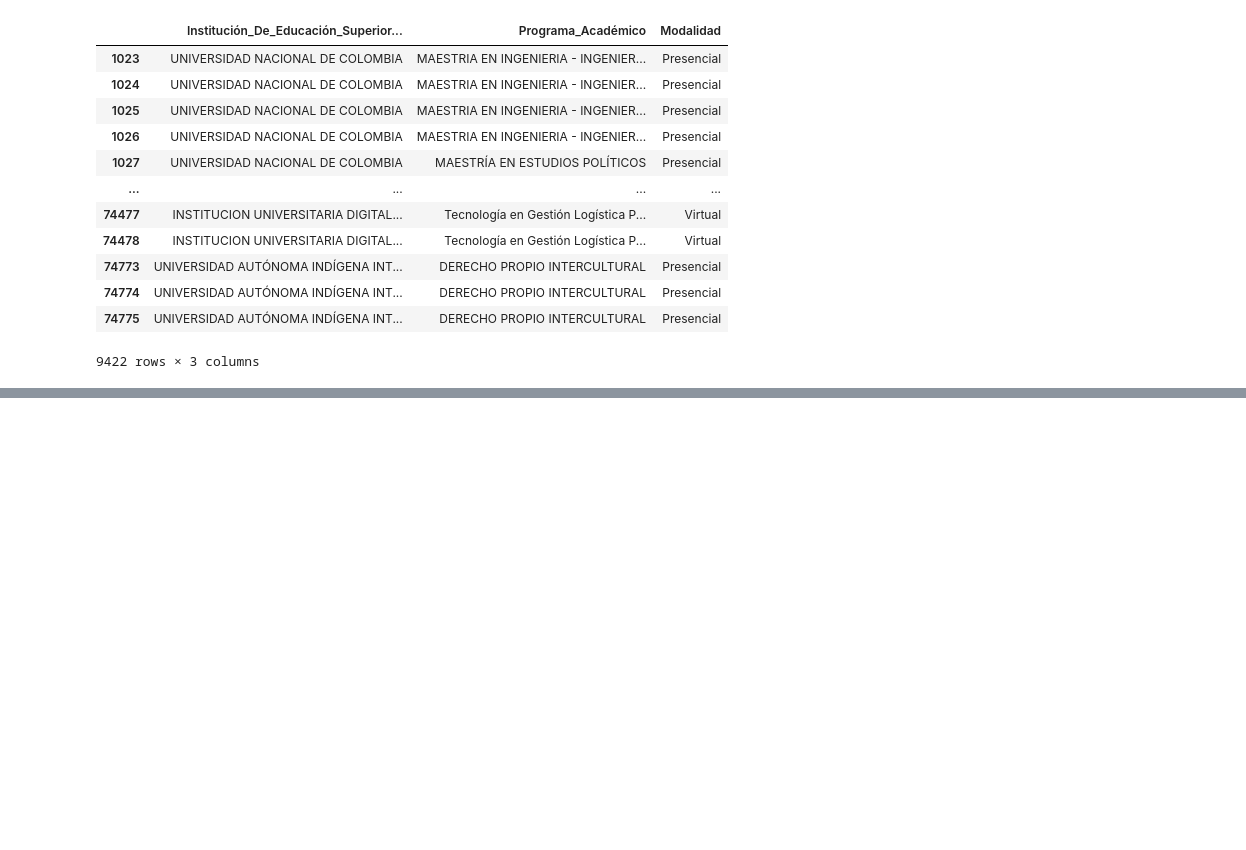
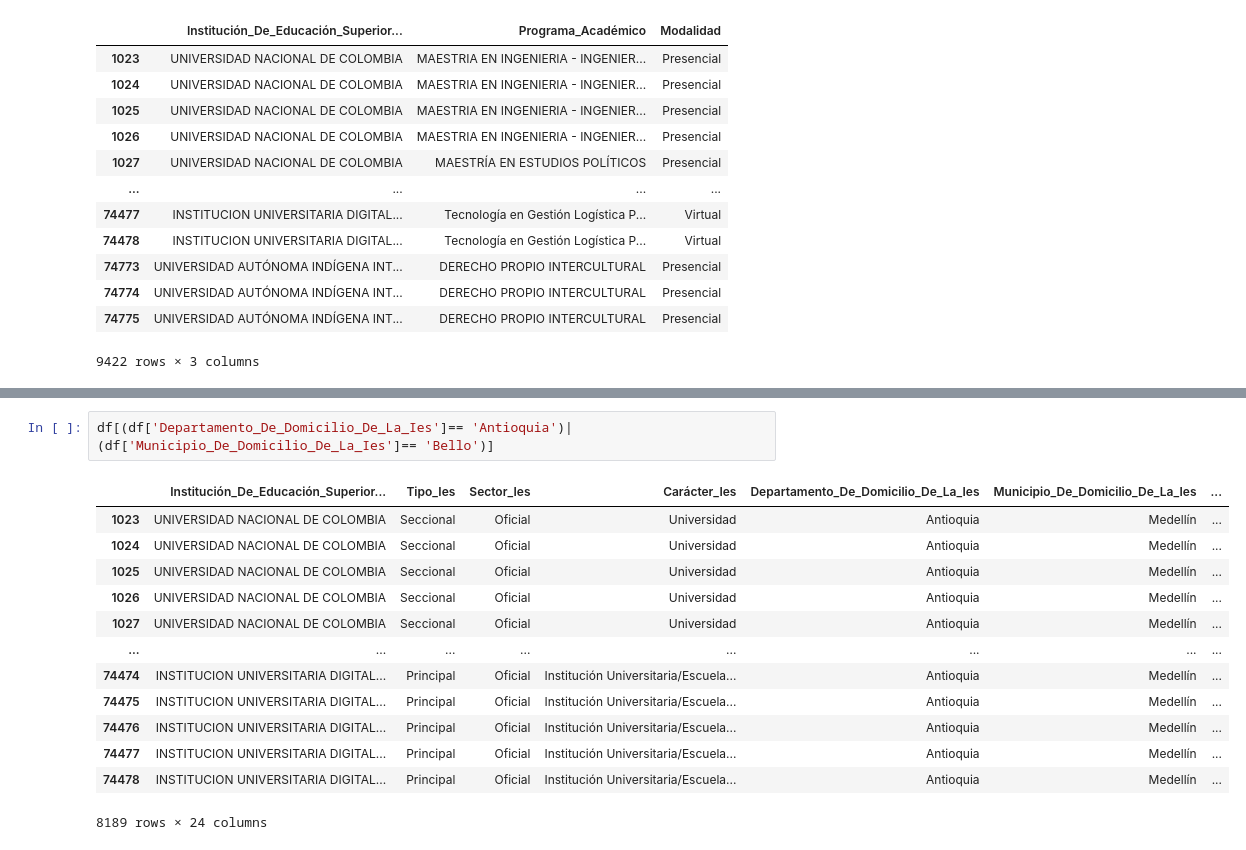
Before and after one commit to jhoanmoreno-94/Matriculas_2024, a Jupyter notebook: prueba_matri.ipynb, the cells around one changed output, grey strips where cells are left out. Cells and saved outputs as stored; diff of their text form; blank space fills up the shorter version.

```diff
--- a/prueba_matri.ipynb
+++ b/prueba_matri.ipynb
@@ -205,0 +232,16 @@ df.loc[df['Departamento_De_Oferta_Del_Programa']== 'Antioquia', ['Institución_D
+# %%
+df[(df['Departamento_De_Domicilio_De_La_Ies']== 'Antioquia')| (df['Municipio_De_Domicilio_De_La_Ies']== 'Bello')]
+# %% [output]
+|  | Institución_De_Educación_Superior... | Tipo_Ies | Sector_Ies | Carácter_Ies | Departamento_De_Domicilio_De_La_Ies | Municipio_De_Domicilio_De_La_Ies | ... |
+| 1023 | UNIVERSIDAD NACIONAL DE COLOMBIA | Seccional | Oficial | Universidad | Antioquia | Medellín | ... |
+| 1024 | UNIVERSIDAD NACIONAL DE COLOMBIA | Seccional | Oficial | Universidad | Antioquia | Medellín | ... |
+| 1025 | UNIVERSIDAD NACIONAL DE COLOMBIA | Seccional | Oficial | Universidad | Antioquia | Medellín | ... |
+| 1026 | UNIVERSIDAD NACIONAL DE COLOMBIA | Seccional | Oficial | Universidad | Antioquia | Medellín | ... |
+| 1027 | UNIVERSIDAD NACIONAL DE COLOMBIA | Seccional | Oficial | Universidad | Antioquia | Medellín | ... |
+| ... | ... | ... | ... | ... | ... | ... | ... |
+| 74474 | INSTITUCION UNIVERSITARIA DIGITAL... | Principal | Oficial | Institución Universitaria/Escuela... | Antioquia | Medellín | ... |
+| 74475 | INSTITUCION UNIVERSITARIA DIGITAL... | Principal | Oficial | Institución Universitaria/Escuela... | Antioquia | Medellín | ... |
+| 74476 | INSTITUCION UNIVERSITARIA DIGITAL... | Principal | Oficial | Institución Universitaria/Escuela... | Antioquia | Medellín | ... |
+| 74477 | INSTITUCION UNIVERSITARIA DIGITAL... | Principal | Oficial | Institución Universitaria/Escuela... | Antioquia | Medellín | ... |
+| 74478 | INSTITUCION UNIVERSITARIA DIGITAL... | Principal | Oficial | Institución Universitaria/Escuela... | Antioquia | Medellín | ... |
+8189 rows × 24 columns
```
Also changed, not shown: parts of 9 cells of this notebook.
